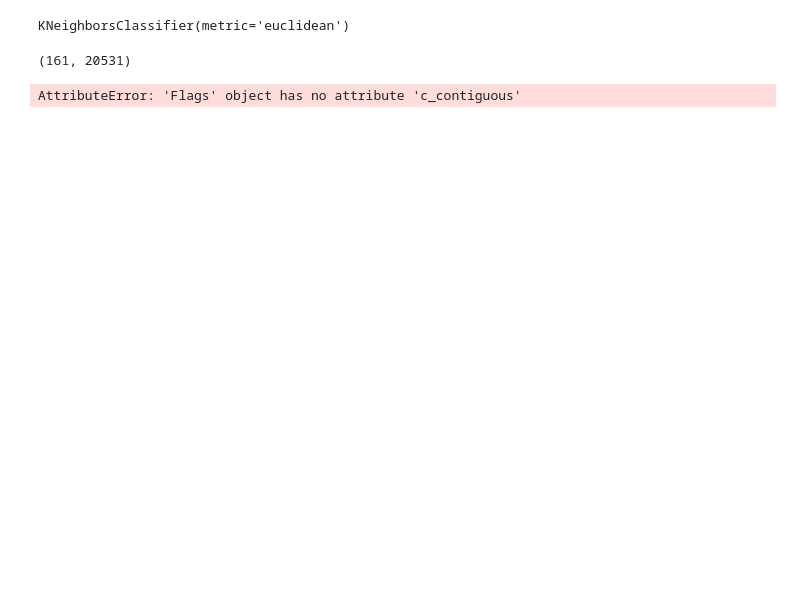
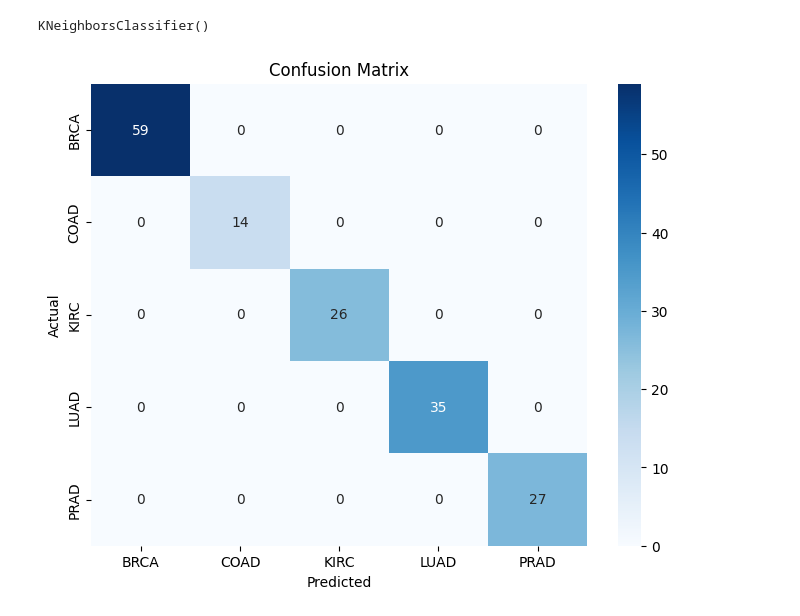
Before and after one commit to xenia-d/Pattern-Recognition-Gr7, a Jupyter notebook: Assignment-2/knn_classification_genes.ipynb, the cells around one changed output. Saved outputs shown, nothing was run; the diff lists cells and outputs as text; code cells hidden in the pictures; blank space fills up the shorter version.

```diff
--- a/Assignment-2/knn_classification_genes.ipynb
+++ b/Assignment-2/knn_classification_genes.ipynb
@@ -13,17 +15,30 @@ labels = pd.read_csv('Data-PR-As2/Genes/labels.csv')
 labels = labels.drop(labels='Unnamed: 0', axis=1)
 data = data.drop(labels='Unnamed: 0', axis=1)
 # %%
+# https://www.javatpoint.com/k-nearest-neighbor-algorithm-for-machine-learning
+
 X_train, X_test, y_train, y_test = train_test_split(data, labels, test_size=0.2)
 
-knn= KNeighborsClassifier(n_neighbors=5, metric='euclidean', p=2)
+knn= KNeighborsClassifier(n_neighbors=5)
 knn.fit(X_train, y_train)
 # %% [output]
-KNeighborsClassifier(metric='euclidean')
+KNeighborsClassifier()
-# %%
-print(X_test.shape)
-y_pred = knn.predict(X_test)
-
-cm= confusion_matrix(y_test, y_pred)
-# %% [output]
-(161, 20531)
-AttributeError: 'Flags' object has no attribute 'c_contiguous'
+# %%
+
+y_pred = knn.predict(X_test)
+
+cm= confusion_matrix(y_test, y_pred)
+
+# Plot the confusion matrix
+plt.figure(figsize=(8, 6))
+sns.heatmap(cm, annot=True, fmt="d", cmap="Blues", xticklabels=np.unique(y_test), yticklabels=np.unique(y_test))
+
+# Add labels and title
+plt.xlabel('Predicted')
+plt.ylabel('Actual')
+plt.title('Confusion Matrix')
+
+# Show the plot
+plt.show()
+# %% [output]
+[figure, added]
```
Also changed, not shown: parts of 1 cell of this notebook.
